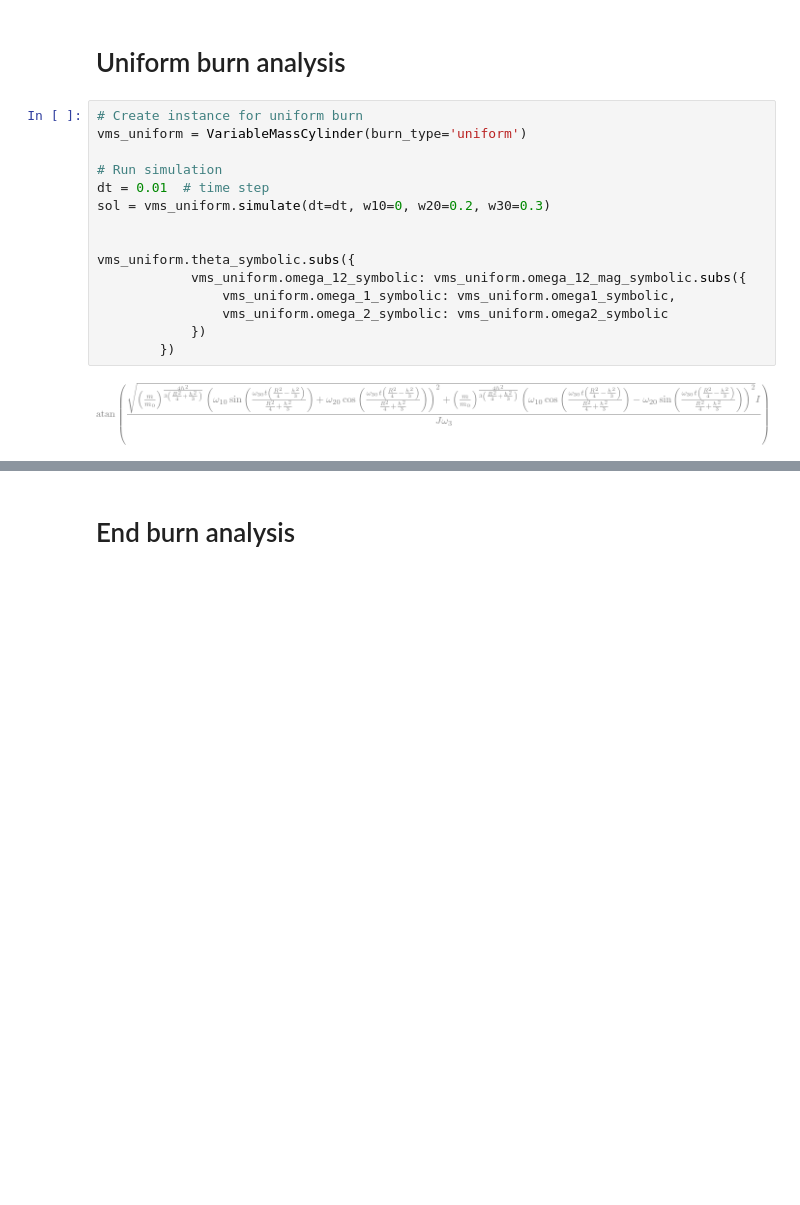
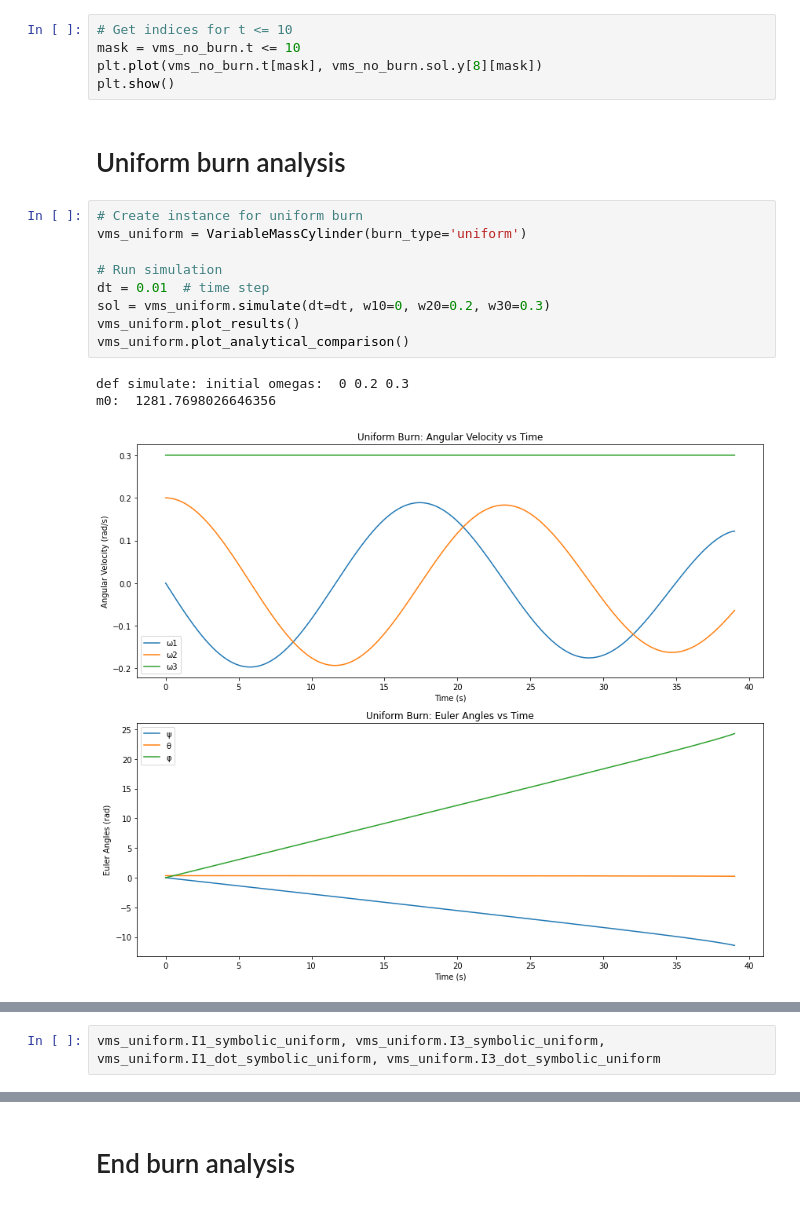
Before and after one commit to angadhn/variable-mass-systems-book, a Jupyter notebook: analysis_of_euler.ipynb, the cells around one changed output, grey strips where cells are left out. Saved outputs shown, nothing was run; the diff lists cells and outputs as text; blank space fills up the shorter version.

```diff
--- a/analysis_of_euler.ipynb
+++ b/analysis_of_euler.ipynb
@@ -640,19 +1721,20 @@ class VariableMassCylinder(AxisymmetricVariableMassSystem):
+# %%
+# Get indices for t <= 10
+mask = vms_no_burn.t <= 10
+plt.plot(vms_no_burn.t[mask], vms_no_burn.sol.y[8][mask])
+plt.show()
 # %% [markdown]
 # Uniform burn analysis
 # %%
 # Create instance for uniform burn
 vms_uniform = VariableMassCylinder(burn_type='uniform')
 
 # Run simulation
 dt = 0.01  # time step
 sol = vms_uniform.simulate(dt=dt, w10=0, w20=0.2, w30=0.3)
-
-
-vms_uniform.theta_symbolic.subs({
-            vms_uniform.omega_12_symbolic: vms_uniform.omega_12_mag_symbolic.subs({
-                vms_uniform.omega_1_symbolic: vms_uniform.omega1_symbolic,
-                vms_uniform.omega_2_symbolic: vms_uniform.omega2_symbolic
-            })
-        })
+vms_uniform.plot_results()
+vms_uniform.plot_analytical_comparison()
 # %% [output]
+def simulate: initial omegas:  0 0.2 0.3
+m0:  1281.7698026646356
-[figure, old version]
+[figure, new version]
@@ -658,0 +1742,2 @@ vms_uniform.theta_symbolic.subs({
+# %%
+vms_uniform.I1_symbolic_uniform, vms_uniform.I3_symbolic_uniform, vms_uniform.I1_dot_symbolic_uniform, vms_uniform.I3_dot_symbolic_uniform
```
Also changed, not shown: parts of 36 cells of this notebook, 5 other files.
